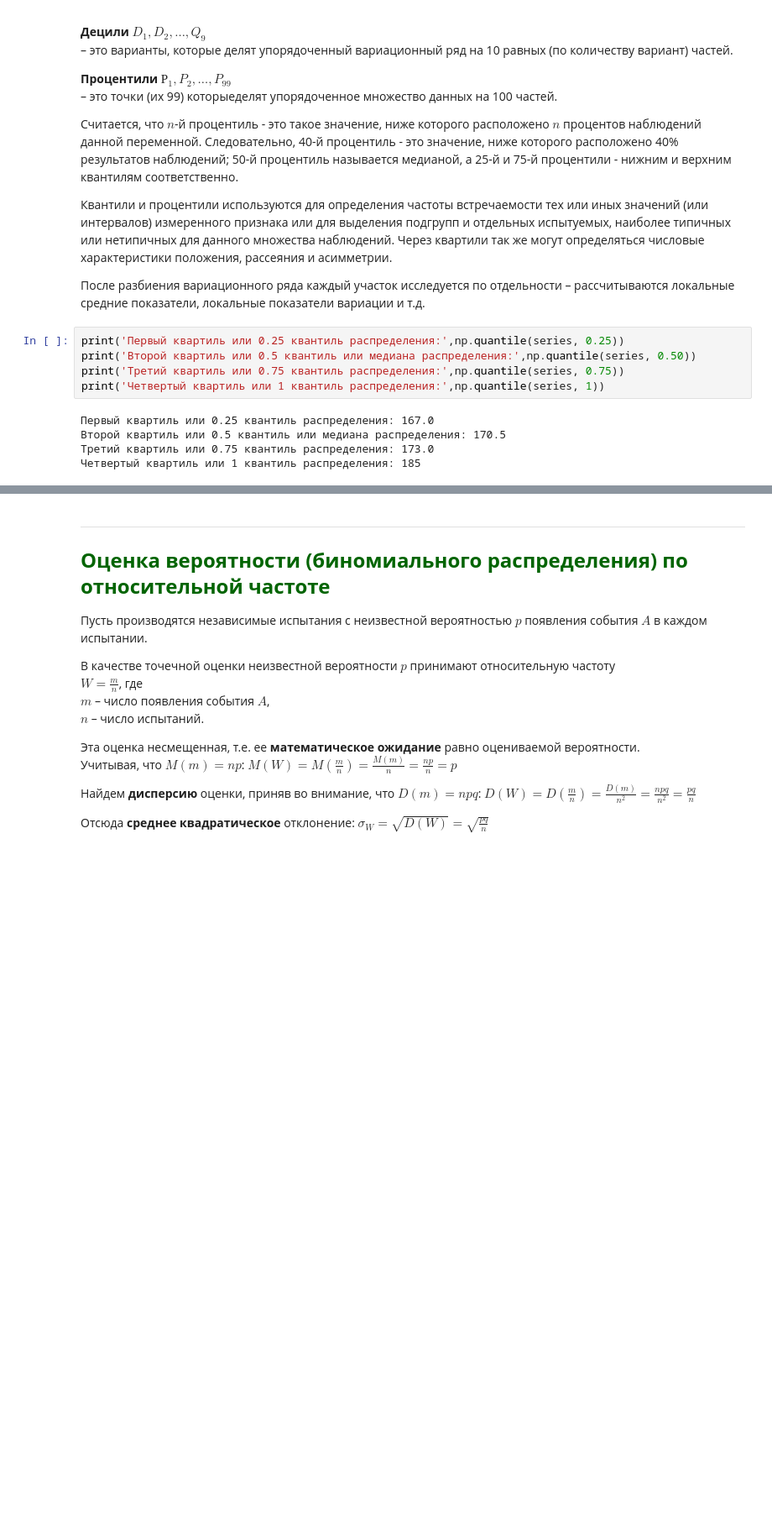
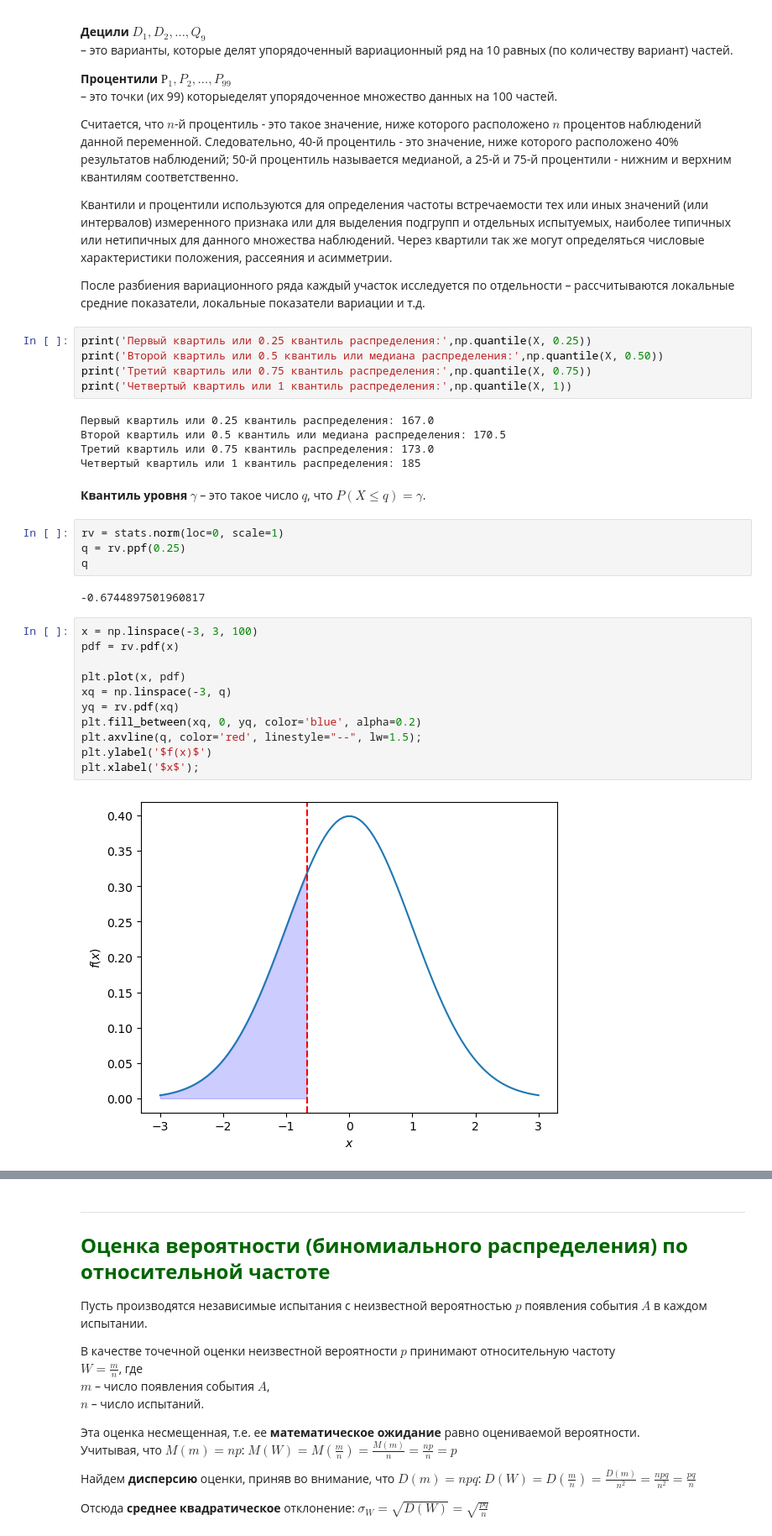
Before and after one commit to TanXmas/ProbabilityTheory_and_Statistics, a Jupyter notebook: St_02_Point estimates.ipynb, the cells around one changed output, grey strips where cells are left out. Shown at 84% size. Cells and saved outputs as stored; diff of their text form; blank space fills up the shorter version.

```diff
--- a/St_02_Point estimates.ipynb
+++ b/St_02_Point estimates.ipynb
@@ -344,15 +345,36 @@ $m_4$ – центральный эмпирический момент четв
 
 После разбиения вариационного ряда каждый участок исследуется по отдельности – рассчитываются локальные средние показатели, локальные показатели вариации и т.д.
 # %%
-print('Первый квартиль или 0.25 квантиль распределения:',np.quantile(series, 0.25))
-print('Второй квартиль или 0.5 квантиль или медиана распределения:',np.quantile(series, 0.50))
-print('Третий квартиль или 0.75 квантиль распределения:',np.quantile(series, 0.75))
-print('Четвертый квартиль или 1 квантиль распределения:',np.quantile(series, 1))
+print('Первый квартиль или 0.25 квантиль распределения:',np.quantile(X, 0.25))
+print('Второй квартиль или 0.5 квантиль или медиана распределения:',np.quantile(X, 0.50))
+print('Третий квартиль или 0.75 квантиль распределения:',np.quantile(X, 0.75))
+print('Четвертый квартиль или 1 квантиль распределения:',np.quantile(X, 1))
 # %% [output]
 Первый квартиль или 0.25 квантиль распределения: 167.0
 Второй квартиль или 0.5 квантиль или медиана распределения: 170.5
 Третий квартиль или 0.75 квантиль распределения: 173.0
 Четвертый квартиль или 1 квантиль распределения: 185
+# %% [markdown]
+**Квантиль уровня $\gamma$** – это такое число $q$, что $P(X \leq q) = \gamma$.
+# %%
+rv = stats.norm(loc=0, scale=1)
+q = rv.ppf(0.25)
+q
+# %% [output]
+-0.6744897501960817
+# %%
+x = np.linspace(-3, 3, 100)
+pdf = rv.pdf(x)
+
+plt.plot(x, pdf)
+xq = np.linspace(-3, q)
+yq = rv.pdf(xq)
+plt.fill_between(xq, 0, yq, color='blue', alpha=0.2)
+plt.axvline(q, color='red', linestyle="--", lw=1.5);
+plt.ylabel('$f(x)$')
+plt.xlabel('$x$');
+# %% [output]
+[figure, added]
 # %% [markdown]
 ***
 ### <font color = MediumBlue size = 4> <b>Ящик с усами (boxplot)</b> </font>
```
Also changed, not shown: parts of 10 cells of this notebook.
